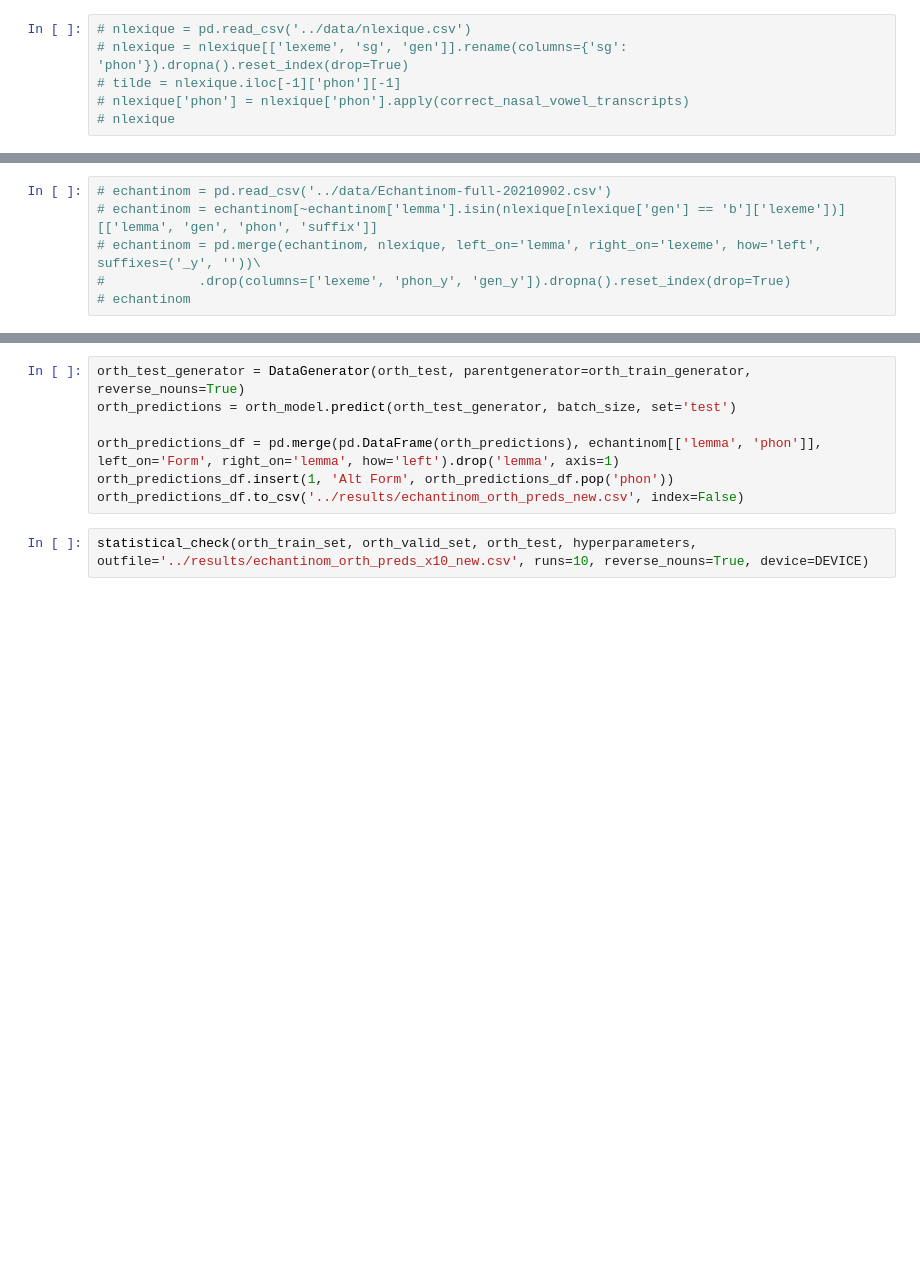
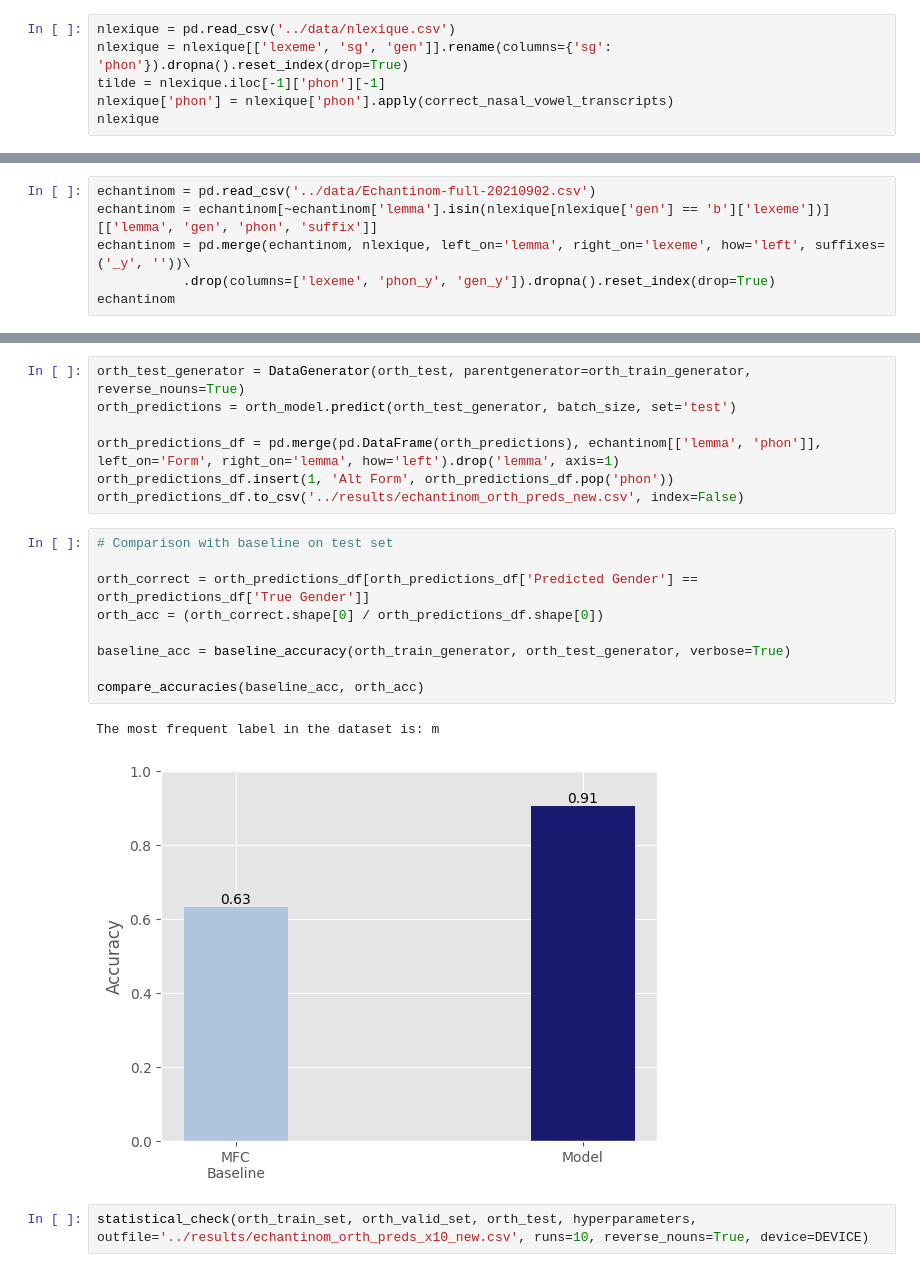
Before and after one commit to NazaninShafiabadi/gender_prediction, a Jupyter notebook: src/main_suffix_vs_non-suffix.ipynb, the cells around one changed output, grey strips where cells are left out. Saved outputs shown, nothing was run; the diff lists cells and outputs as text; blank space fills up the shorter version.

```diff
--- a/src/main_suffix_vs_non-suffix.ipynb
+++ b/src/main_suffix_vs_non-suffix.ipynb
@@ -76,8 +77,8 @@ hyperparameters = {
 # %% [markdown]
 ### Datasets
 # %%
-# nlexique = pd.read_csv('../data/nlexique.csv')
-# nlexique = nlexique[['lexeme', 'sg', 'gen']].rename(columns={'sg': 'phon'}).dropna().reset_index(drop=True)
-# tilde = nlexique.iloc[-1]['phon'][-1]
-# nlexique['phon'] = nlexique['phon'].apply(correct_nasal_vowel_transcripts)
-# nlexique
+nlexique = pd.read_csv('../data/nlexique.csv')
+nlexique = nlexique[['lexeme', 'sg', 'gen']].rename(columns={'sg': 'phon'}).dropna().reset_index(drop=True)
+tilde = nlexique.iloc[-1]['phon'][-1]
+nlexique['phon'] = nlexique['phon'].apply(correct_nasal_vowel_transcripts)
+nlexique
@@ -87,6 +104,6 @@ hyperparameters = {
 # %%
-# echantinom = pd.read_csv('../data/Echantinom-full-20210902.csv')
-# echantinom = echantinom[~echantinom['lemma'].isin(nlexique[nlexique['gen'] == 'b']['lexeme'])][['lemma', 'gen', 'phon', 'suffix']]
-# echantinom = pd.merge(echantinom, nlexique, left_on='lemma', right_on='lexeme', how='left', suffixes=('_y', ''))\
-#            .drop(columns=['lexeme', 'phon_y', 'gen_y']).dropna().reset_index(drop=True)
-# echantinom
+echantinom = pd.read_csv('../data/Echantinom-full-20210902.csv')
+echantinom = echantinom[~echantinom['lemma'].isin(nlexique[nlexique['gen'] == 'b']['lexeme'])][['lemma', 'gen', 'phon', 'suffix']]
+echantinom = pd.merge(echantinom, nlexique, left_on='lemma', right_on='lexeme', how='left', suffixes=('_y', ''))\
+           .drop(columns=['lexeme', 'phon_y', 'gen_y']).dropna().reset_index(drop=True)
+echantinom
@@ -184,6 +217,18 @@ orth_predictions = orth_model.predict(orth_test_generator, batch_size, set='test
 orth_predictions_df = pd.merge(pd.DataFrame(orth_predictions), echantinom[['lemma', 'phon']], left_on='Form', right_on='lemma', how='left').drop('lemma', axis=1)
 orth_predictions_df.insert(1, 'Alt Form', orth_predictions_df.pop('phon'))
 orth_predictions_df.to_csv('../results/echantinom_orth_preds_new.csv', index=False)
+# %%
+# Comparison with baseline on test set
+
+orth_correct = orth_predictions_df[orth_predictions_df['Predicted Gender'] == orth_predictions_df['True Gender']]
+orth_acc = (orth_correct.shape[0] / orth_predictions_df.shape[0])
+
+baseline_acc = baseline_accuracy(orth_train_generator, orth_test_generator, verbose=True)
+
+compare_accuracies(baseline_acc, orth_acc)
+# %% [output]
+The most frequent label in the dataset is: m
+[figure, added]
 # %%
 statistical_check(orth_train_set, orth_valid_set, orth_test, hyperparameters, outfile='../results/echantinom_orth_preds_x10_new.csv', runs=10, reverse_nouns=True, device=DEVICE)
 # %% [output]
```
Also changed, not shown: parts of 7 cells of this notebook, 4 other files.
